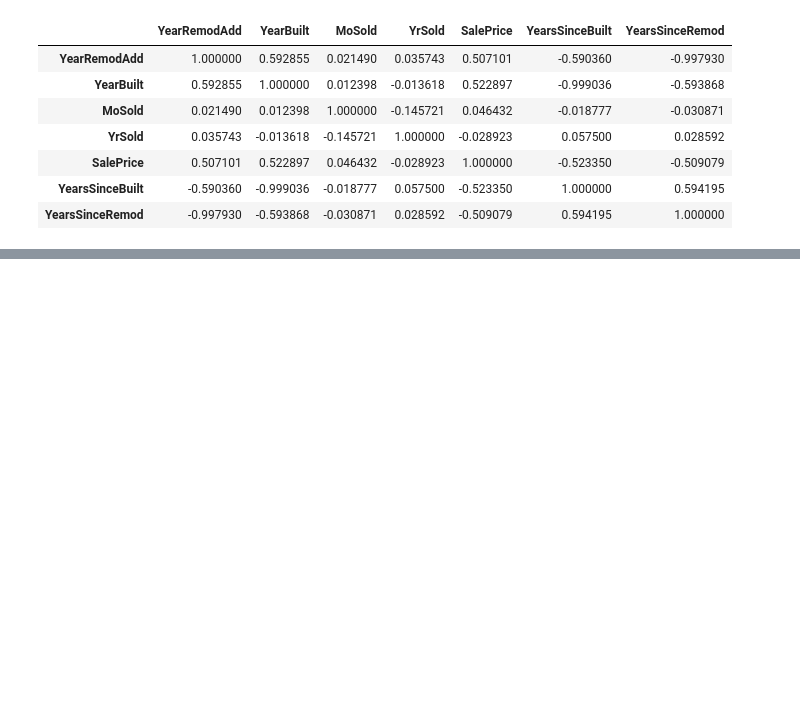
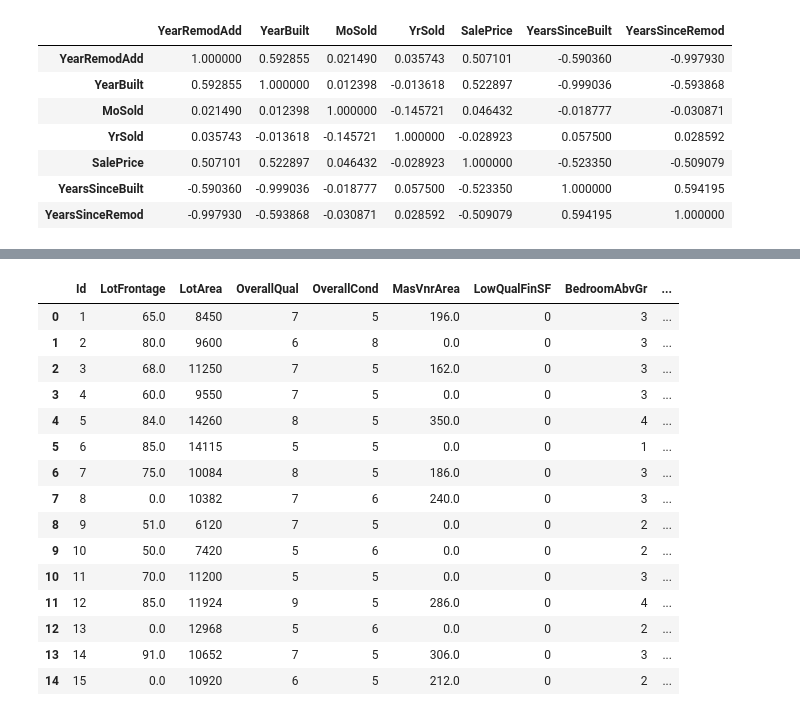
Before and after one commit to Anurag163/Kaggle--House-Prediction, a Jupyter notebook: House prediction Script.ipynb, the cells around one changed output, grey strips where cells are left out. Cells and saved outputs as stored; diff of their text form; code cells hidden in the pictures; blank space fills up the shorter version.

Commit message:
Training model1 and model2

```diff
--- a/House prediction Script.ipynb
+++ b/House prediction Script.ipynb
@@ -769,0 +771,15 @@ display(numeric_cols_df_yrs_corr)
+# %%
+numeric_columns = train_df.select_dtypes(include='number').columns
+numeric_columns_list_train= [col for col in numeric_columns]
+cols_to_del=['MSSubClass','MoSold']
+
+#Deleting 'MSSubClass','MoSold' as the object is numeric but they are really categorical
+numeric_columns_list_train.remove('MSSubClass')
+numeric_columns_list_train.remove('MoSold')
+
+numeric_columns_list_test=[col for col in numeric_columns]
+numeric_columns_list_test.remove('MSSubClass')
+numeric_columns_list_test.remove('MoSold')
+numeric_columns_list_test.remove('SalePrice')
+
+print(len(numeric_columns_list_train),len(numeric_columns_list_test))
@@ -769,0 +810,23 @@ display(numeric_cols_df_yrs_corr)
+# %%
+#Feature Engineering
+print(combined_df_model1_df.shape)
+combined_df_model1_df['YearSinceBuilt']=combined_df_model1_df['YrSold']-combined_df_model1_df['YearBuilt']
+combined_df_model1_df['YearSinceRemod']=combined_df_model1_df['YrSold']-combined_df_model1_df['YearRemodAdd']
+combined_df_model1_df['TotalBsmtSqFt']=combined_df_model1_df['TotalBsmtSF']+combined_df_model1_df['BsmtFullBath']+combined_df_model1_df['BsmtHalfBath']
+combined_df_model1_df['TotalFlrSqFt']=combined_df_model1_df['1stFlrSF']+combined_df_model1_df['2ndFlrSF']
+combined_df_model1_df['FullHalfBaths']=combined_df_model1_df['FullBath']+combined_df_model1_df['HalfBath']
+combined_df_model1_df['WoodPorsch']=combined_df_model1_df['WoodDeckSF']+combined_df_model1_df['OpenPorchSF']+combined_df_model1_df['EnclosedPorch']+combined_df_model1_df['3SsnPorch']+combined_df_model1_df['ScreenPorch']
+
+#Deleting columns
+cols_to_delete = [
+    'YearBuilt', 'YearRemodAdd', 'BsmtFinSF1', 'BsmtFinSF2',
+    'BsmtUnfSF', 'TotalBsmtSF', '1stFlrSF', '2ndFlrSF',
+    'GrLivArea', 'BsmtFullBath', 'BsmtHalfBath', 'FullBath',
+    'HalfBath', 'TotRmsAbvGrd', 'GarageYrBlt', 'GarageArea',
+    'WoodDeckSF', 'OpenPorchSF', 'EnclosedPorch', '3SsnPorch',
+    'ScreenPorch', 'YrSold'
+]
+
+# Delete the columns
+combined_df_model1_df = combined_df_model1_df.drop(columns=cols_to_delete)
+print(combined_df_model1_df.shape)
@@ -769,0 +878,4 @@ display(numeric_cols_df_yrs_corr)
+# %%
+#Filling all nulls as 0
+combined_df_model1_df.fillna(0,inplace=True)
+combined_df_model1_df.isnull().sum()
@@ -769,0 +903,19 @@ display(numeric_cols_df_yrs_corr)
+# %%
+combined_df_model1_df.head(15)
+# %% [output]
+|  | Id | LotFrontage | LotArea | OverallQual | OverallCond | MasVnrArea | LowQualFinSF | BedroomAbvGr | ... |
+| 0 | 1 | 65.0 | 8450 | 7 | 5 | 196.0 | 0 | 3 | ... |
+| 1 | 2 | 80.0 | 9600 | 6 | 8 | 0.0 | 0 | 3 | ... |
+| 2 | 3 | 68.0 | 11250 | 7 | 5 | 162.0 | 0 | 3 | ... |
+| 3 | 4 | 60.0 | 9550 | 7 | 5 | 0.0 | 0 | 3 | ... |
+| 4 | 5 | 84.0 | 14260 | 8 | 5 | 350.0 | 0 | 4 | ... |
+| 5 | 6 | 85.0 | 14115 | 5 | 5 | 0.0 | 0 | 1 | ... |
+| 6 | 7 | 75.0 | 10084 | 8 | 5 | 186.0 | 0 | 3 | ... |
+| 7 | 8 | 0.0 | 10382 | 7 | 6 | 240.0 | 0 | 3 | ... |
+| 8 | 9 | 51.0 | 6120 | 7 | 5 | 0.0 | 0 | 2 | ... |
+| 9 | 10 | 50.0 | 7420 | 5 | 6 | 0.0 | 0 | 2 | ... |
+| 10 | 11 | 70.0 | 11200 | 5 | 5 | 0.0 | 0 | 3 | ... |
+| 11 | 12 | 85.0 | 11924 | 9 | 5 | 286.0 | 0 | 4 | ... |
+| 12 | 13 | 0.0 | 12968 | 5 | 6 | 0.0 | 0 | 2 | ... |
+| 13 | 14 | 91.0 | 10652 | 7 | 5 | 306.0 | 0 | 3 | ... |
+| 14 | 15 | 0.0 | 10920 | 6 | 5 | 212.0 | 0 | 2 | ... |
```
Also changed, not shown: parts of 10 cells of this notebook, 2 other files.
